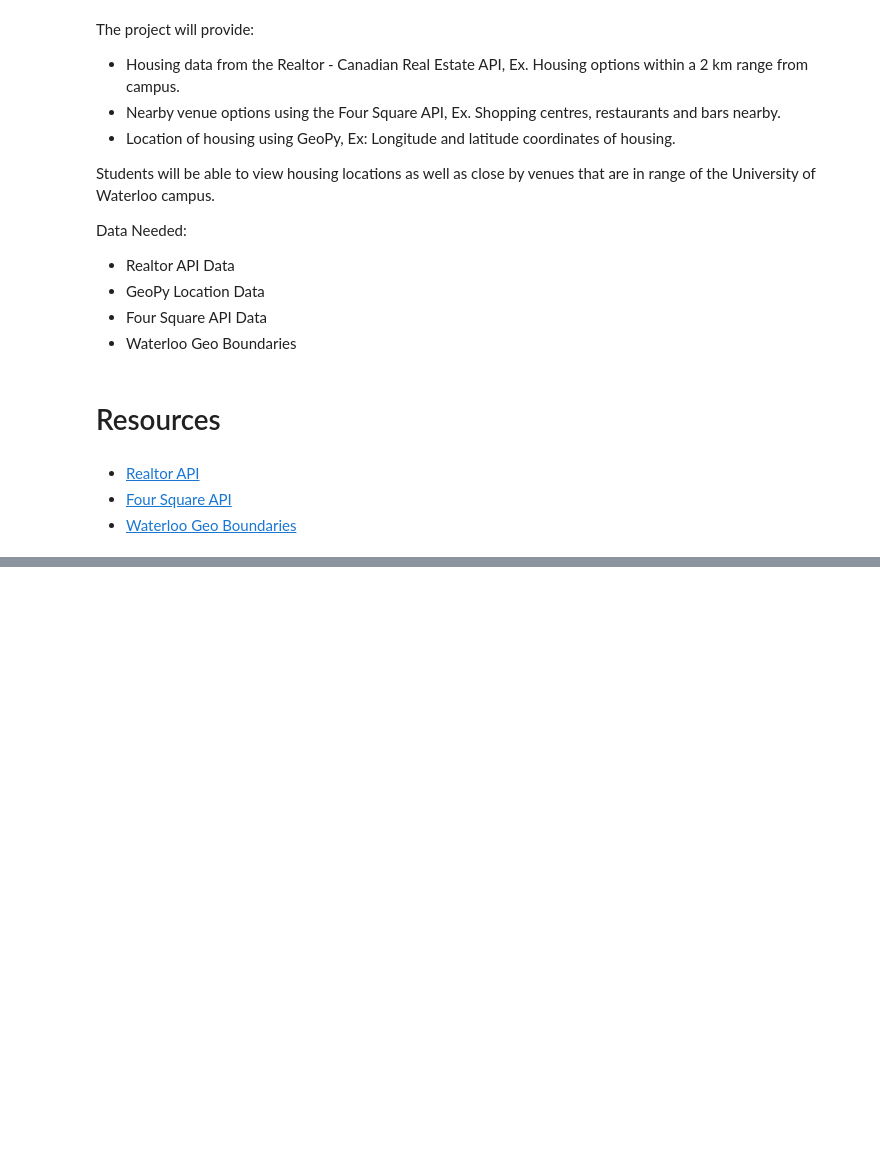
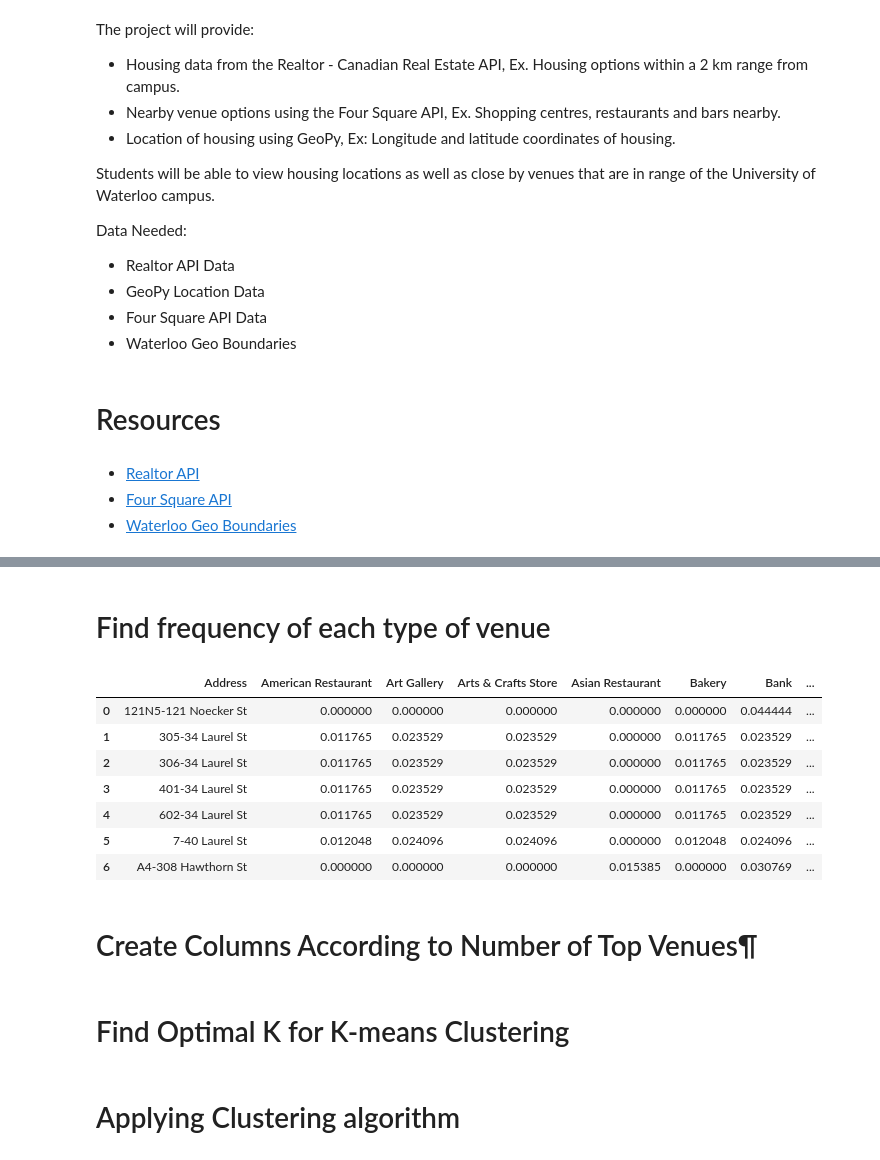
Before and after one commit to JacobRintjema/University-of-Waterloo-Student-Housing-and-Venue-Capstone-Project, a Jupyter notebook: UWaterloo Student Housing and Venue Capstone Prj.ipynb, the cells around one changed output, grey strips where cells are left out. Saved outputs shown, nothing was run; the diff lists cells and outputs as text; code cells hidden in the pictures; blank space fills up the shorter version.

```diff
--- a/UWaterloo Student Housing and Venue Capstone Prj.ipynb
+++ b/UWaterloo Student Housing and Venue Capstone Prj.ipynb
@@ -35,0 +331,9 @@ Data Needed:
+# %%
+one_hot_venues = venues_df
+
+# One hot encoding
+one_hot_venues = pd.get_dummies(venues_df[['Venue Type']], prefix="", prefix_sep="")
+# Insert Address
+one_hot_venues.insert(loc=0, column='Address', value=venues_df['Address'])
+
+one_hot_venues
@@ -35,0 +358,20 @@ Data Needed:
+# %% [markdown]
+# Find frequency of each type of venue
+# %%
+venue_frequency = one_hot_venues.groupby('Address').mean().reset_index()
+venue_frequency
+# %% [output]
+|  | Address | American Restaurant | Art Gallery | Arts & Crafts Store | Asian Restaurant | Bakery | Bank | ... |
+| 0 | 121N5-121 Noecker St | 0.000000 | 0.000000 | 0.000000 | 0.000000 | 0.000000 | 0.044444 | ... |
+| 1 | 305-34 Laurel St | 0.011765 | 0.023529 | 0.023529 | 0.000000 | 0.011765 | 0.023529 | ... |
+| 2 | 306-34 Laurel St | 0.011765 | 0.023529 | 0.023529 | 0.000000 | 0.011765 | 0.023529 | ... |
+| 3 | 401-34 Laurel St | 0.011765 | 0.023529 | 0.023529 | 0.000000 | 0.011765 | 0.023529 | ... |
+| 4 | 602-34 Laurel St | 0.011765 | 0.023529 | 0.023529 | 0.000000 | 0.011765 | 0.023529 | ... |
+| 5 | 7-40 Laurel St | 0.012048 | 0.024096 | 0.024096 | 0.000000 | 0.012048 | 0.024096 | ... |
+| 6 | A4-308 Hawthorn St | 0.000000 | 0.000000 | 0.000000 | 0.015385 | 0.000000 | 0.030769 | ... |
+# %% [markdown]
+# Create Columns According to Number of Top Venues¶
+# %% [markdown]
+# Find Optimal K for K-means Clustering
+# %% [markdown]
+# Applying Clustering algorithm
```
Also changed, not shown: parts of 27 cells of this notebook.
